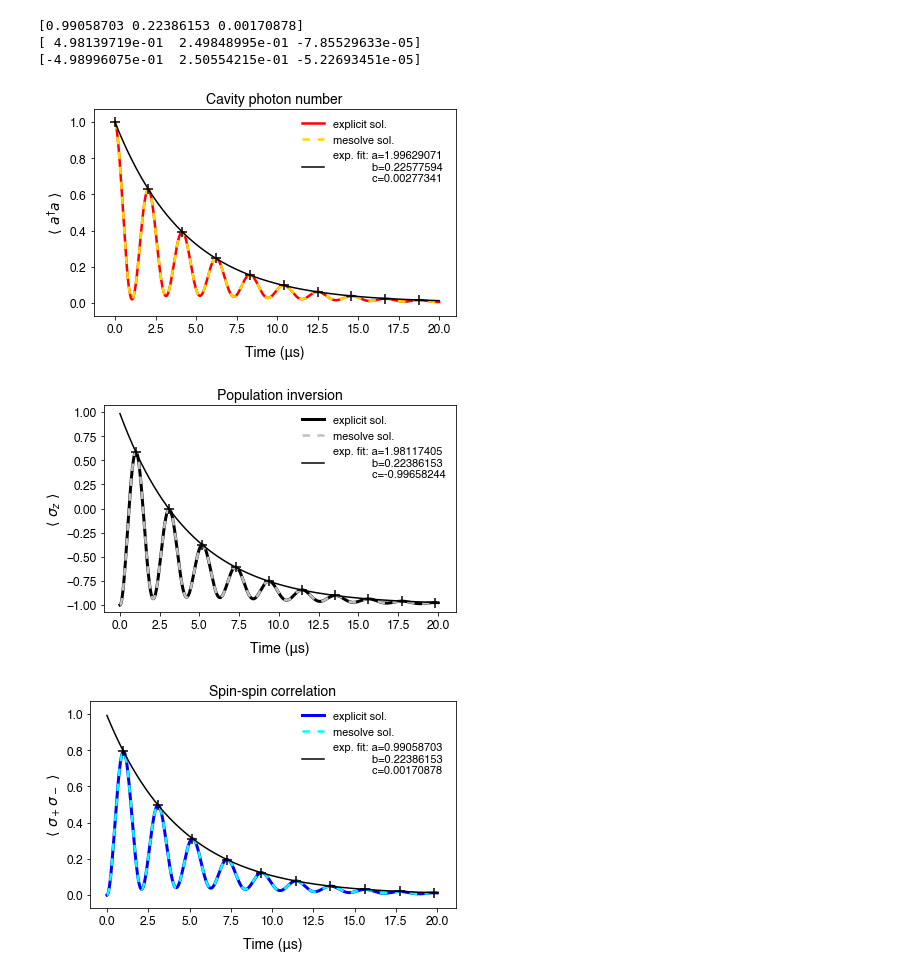
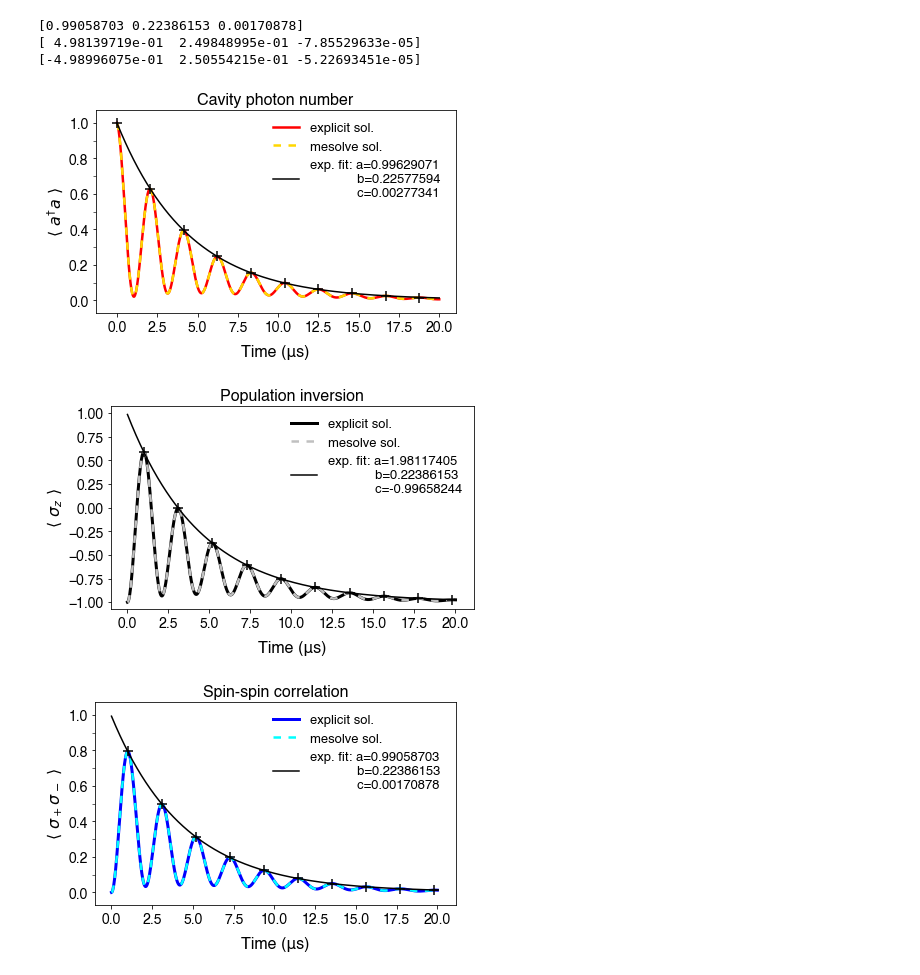
Before and after one commit to corneliuscarlsson/MEng-Project, a Jupyter notebook: Cornelius_Two level single explicit.ipynb, the cells around one changed output. Cells and saved outputs as stored; diff of their text form; code cells hidden in the pictures.

```diff
--- a/Cornelius_Two level single explicit.ipynb
+++ b/Cornelius_Two level single explicit.ipynb
@@ -336,81 +379,89 @@ spin13_phot_troughs_fit1, spin13_phot_troughs_fit2 = curvefit(spin13_phot_trough
 # %%
 ## Visualization
 
-plt.figure(figsize=(6,4))
+fig, ax = plt.subplots(figsize=(6,4))
 plt.figure(1)
 plt.plot(tlist, n_phot_list, color='r', linestyle='-', linewidth=2.5, zorder=0, label='explicit sol.')
-plt.plot(tlist, results[1].expect[0], color='yellow', linestyle='--',dashes=(3, 3), linewidth=2.5, zorder=0, label='mesolve sol.')
+plt.plot(tlist, results[1].expect[0], color='gold', linestyle='--',dashes=(3, 3), linewidth=2.5, zorder=0, label='mesolve sol.')
 plt.scatter(phot_peaks[0], phot_peaks[1], color='k', marker='+', s=90, linewidth=1.5, zorder=1)
-plt.plot(tlist, phot_peaks_fit1, color='k', linestyle='-', linewidth='1.5', zorder=2, label= "exp. fit: a=1.99629071 \n             b=0.22577594 \n             c=0.00277341")
+plt.plot(tlist, phot_peaks_fit1, color='k', linestyle='-', linewidth='1.5', zorder=2, label= "exp. fit: a=0.99629071 \n             b=0.22577594 \n             c=0.00277341")
 plt.ylim([-0.07, 1.07])
-plt.title('Cavity photon number', fontsize = 14)
-plt.ylabel(r'$\langle\ a^\dag a \ \rangle$', fontsize = 14)
-plt.xlabel('Time (μs)', labelpad = 10, fontsize = 14)
-plt.xticks(fontsize = 12)
-plt.yticks(fontsize = 12)
-plt.xticks(np.arange(0, time+1, 2.5))
-plt.legend(fancybox=False, edgecolor='w', fontsize=11)
+plt.title('Cavity photon number', fontsize = 16)
+plt.ylabel(r'$\langle\ a^\dag a \ \rangle$', fontsize = 16)
+plt.xlabel('Time (μs)', labelpad = 10, fontsize = 16)
+plt.xticks(fontsize = 14)
+plt.yticks(fontsize = 14)
+ax.xaxis.set_major_locator(MultipleLocator(2.5))
+ax.yaxis.set_minor_locator(MultipleLocator(0.1))
+ax.tick_params(which='minor', length=3)
+plt.legend(fancybox=False, edgecolor='w', fontsize=13)
 plt.tight_layout()
 plt.savefig('adag a.png', format = 'png', dpi = 900)
 
 
-plt.figure(figsize=(6,4))
+plt.figure(figsize=(6.25,4))
 plt.figure(2)
 plt.plot(tlist, inver13_list, color='k', linestyle='-', linewidth=3, zorder=0, label='explicit sol.')
 plt.plot(tlist, results[1].expect[1], color='silver', linestyle='--',dashes=(3, 3), linewidth=2.5, zorder=0, label='mesolve sol.')
 plt.scatter(inver13_peaks[0], inver13_peaks[1], color='k', marker='+', s=90, linewidth=1.5, zorder=1)
 plt.plot(tlist, inver13_peaks_fit1, color='k', linestyle='-', linewidth='1.5', zorder=2, label= "exp. fit: a=1.98117405 \n             b=0.22386153 \n             c=-0.99658244")
 plt.ylim([-1.07, 1.07])
-plt.title('Population inversion', fontsize = 14)
-plt.ylabel(r'$\langle\ \sigma_z \ \rangle$', fontsize = 14)
-plt.xlabel('Time (μs)', labelpad = 10, fontsize = 14)
-plt.xticks(fontsize = 12)
-plt.yticks(fontsize = 12)
-plt.xticks(np.arange(0, time+1, 2.5))
-plt.legend(fancybox=False, edgecolor='w', fontsize=11)
+plt.title('Population inversion', fontsize = 16)
+plt.ylabel(r'$\langle\ \sigma_z \ \rangle$', fontsize = 16)
+plt.xlabel('Time (μs)', labelpad = 10, fontsize = 16)
+plt.xticks(fontsize = 14)
+plt.yticks(fontsize = 14)
+ax.xaxis.set_major_locator(MultipleLocator(2.5))
+#ax.yaxis.set_minor_locator(MultipleLocator(0.1))
+#ax.tick_params(which='minor', length=3)
+plt.legend(fancybox=False, edgecolor='w', fontsize=13)
 plt.tight_layout()
 plt.savefig('sigmaz.png', format = 'png', dpi = 900)
 
 
-plt.figure(figsize=(6,4))
+fig, ax = plt.subplots(figsize=(6,4))
 plt.figure(3)
 plt.plot(tlist, spin_spin13_list, color='b', linestyle='-', linewidth=3, zorder=0, label='explicit sol.')
 plt.plot(tlist, results[1].expect[2], color='cyan', linestyle='--',dashes=(3, 3), linewidth=2.5, zorder=0, label='mesolve sol.')
 plt.scatter(spin_spin13_peaks[0], spin_spin13_peaks[1], color='k', marker='+', s=90, linewidth=1.5, zorder=1)
 plt.plot(tlist, spin_spin13_peaks_fit1, color='k', linestyle='-', linewidth='1.5', zorder=2, label="exp. fit: a=0.99058703 \n             b=0.22386153 \n             c=0.00170878")
 plt.ylim([-0.07, 1.07])
-plt.title('Spin-spin correlation', fontsize = 14)
-plt.ylabel(r'$\langle\ \sigma_+ \sigma_- \ \rangle$', fontsize = 14)
-plt.xlabel('Time (μs)', labelpad = 10, fontsize = 14)
-plt.xticks(fontsize = 12)
-plt.yticks(fontsize = 12)
-plt.xticks(np.arange(0, time+1, 2.5))
-plt.legend(fancybox=False, edgecolor='w', fontsize=11)
+plt.title('Spin-spin correlation', fontsize = 16)
+plt.ylabel(r'$\langle\ \sigma_+ \sigma_- \ \rangle$', fontsize = 16)
+plt.xlabel('Time (μs)', labelpad = 10, fontsize = 16)
+plt.xticks(fontsize = 14)
+plt.yticks(fontsize = 14)
+ax.xaxis.set_major_locator(MultipleLocator(2.5))
+ax.yaxis.set_minor_locator(MultipleLocator(0.1))
+ax.tick_params(which='minor', length=3)
+plt.legend(fancybox=False, edgecolor='w', fontsize=13)
 plt.tight_layout()
 plt.savefig('sigmap sigmam.png', format = 'png', dpi = 900)
 
 
-plt.figure(figsize=(6,4))
+fig, ax = plt.subplots(figsize=(6.1,4))
 plt.figure(4)
 plt.plot(tlist, spin13_phot_list, color='g', linestyle='-', linewidth=3, zorder=0, label='explicit sol.')
 plt.plot(tlist, results[1].expect[3].imag, color='lime', linestyle='--',dashes=(3, 3), linewidth=2.5, zorder=0, label='mesolve sol.')
 plt.scatter(spin13_phot_peaks[0], spin13_phot_peaks[1], color='k', marker='+', s=90, linewidth=1.5, zorder=1)
 plt.scatter(spin13_phot_troughs[0], spin13_phot_troughs[1], color='k', marker='+', s=90, linewidth=1.5, zorder=1)
 plt.plot(tlist, spin13_phot_peaks_fit1, color='k', linestyle='-', linewidth='1.5', zorder=2, label="exp. fit peaks (troughs): \n a=0.49813972 (-0.49899608) \n b=0.24984900 (0.25055422) \n c=−0.00007855 (-0.00005227)")
 plt.plot(tlist, spin13_phot_troughs_fit1, color='k', linestyle='-', linewidth='1.5', zorder=2)
 plt.ylim([-0.57, 0.57])
-plt.title('Spin-photon correlation', fontsize = 14)
-plt.ylabel(r'$\langle\ a^\dag \sigma_- \ \rangle$', fontsize = 14)
-plt.xlabel('Time (μs)', labelpad = 10, fontsize = 14)
-plt.xticks(fontsize = 12)
-plt.yticks(fontsize = 12)
-plt.xticks(np.arange(0, time+1, 2.5))
+plt.title('Spin-photon correlation', fontsize = 16)
+plt.ylabel(r'$\langle\ a^\dag \sigma_- \ \rangle$', fontsize = 16)
+plt.xlabel('Time (μs)', labelpad = 10, fontsize = 16)
+plt.xticks(fontsize = 14)
+plt.yticks(fontsize = 14)
+ax.xaxis.set_major_locator(MultipleLocator(2.5))
+ax.yaxis.set_minor_locator(MultipleLocator(0.1))
+ax.tick_params(which='minor', length=3)
 plt.legend(fancybox=False, edgecolor='w', fontsize=11)
 plt.tight_layout()
 plt.savefig('adag sigmam.png', format = 'png', dpi = 900)
 
 plt.show()
 # %% [output]
-[figure, old version]
+[figure, new version]
-[figure, old version]
+[figure, new version]
-[figure, old version]
+[figure, new version]
```
Also changed, not shown: parts of 9 cells of this notebook, 12 other files.
